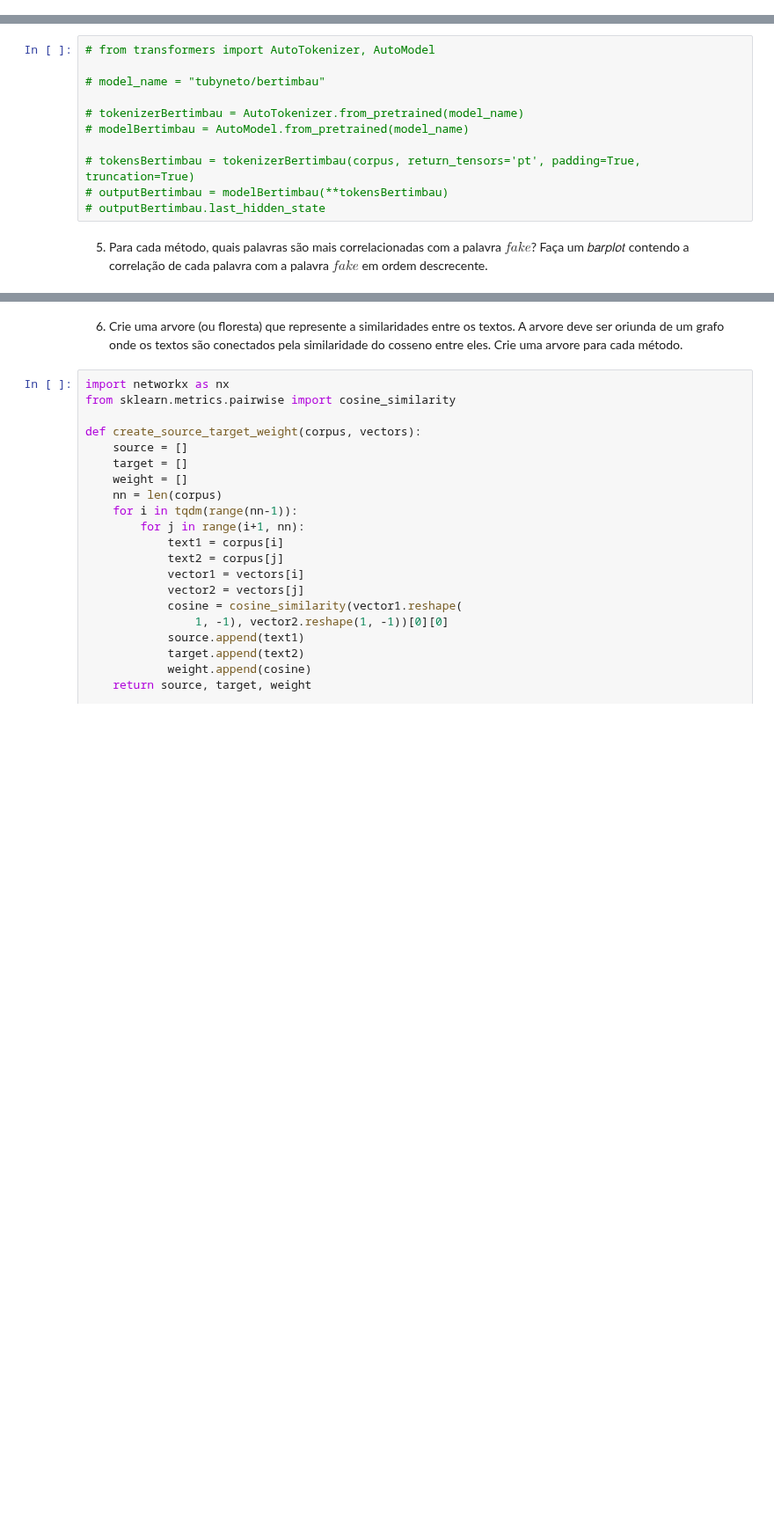
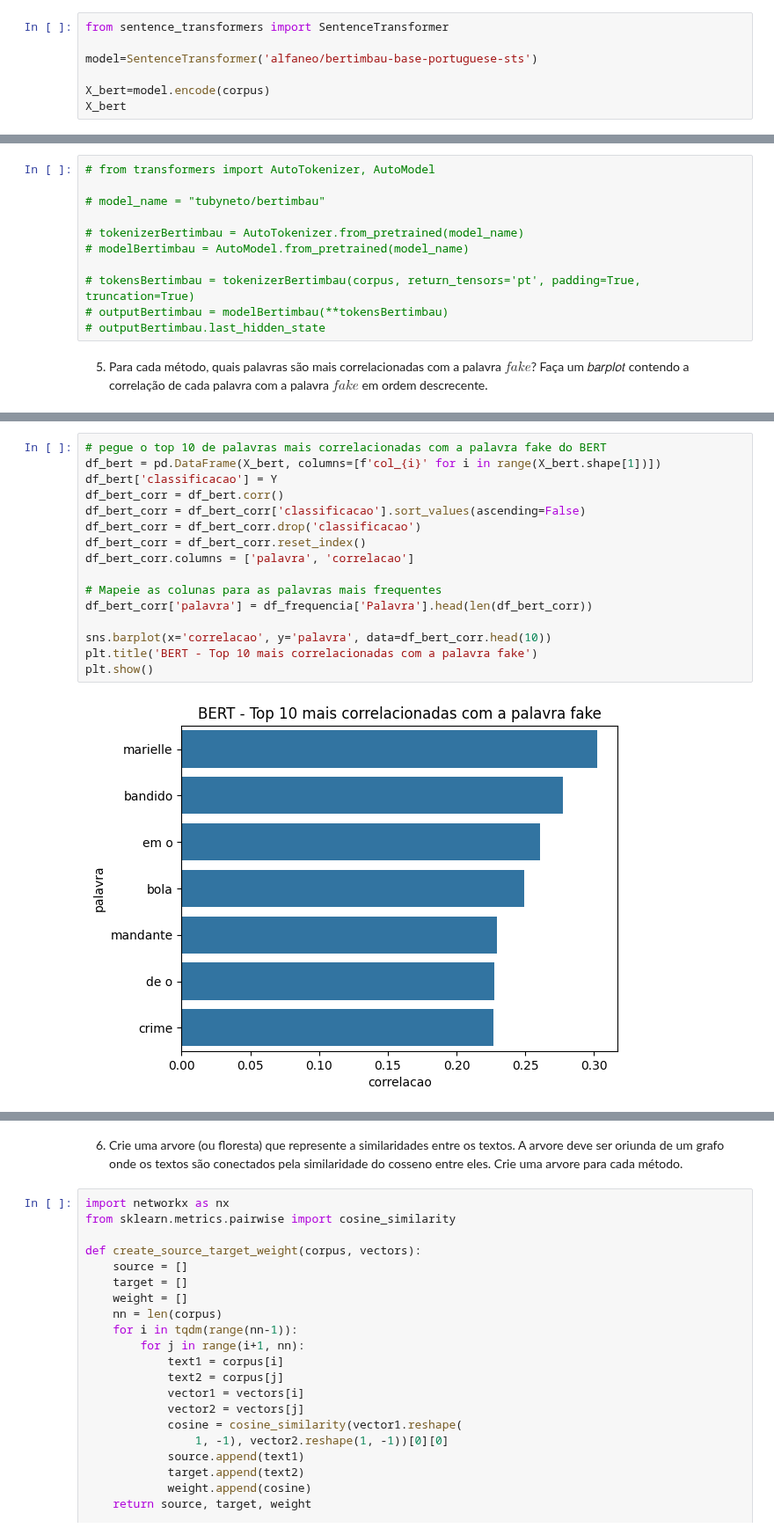
Before and after one commit to clairtonluz/MBA-em-ciencia-de-dados, a Jupyter notebook: Mineracao de Texto/exercicios/EXERCICIO-4- MINERACAO DE TEXTO- 2025.ipynb, the cells around one changed output, grey strips where cells are left out. Shown at 88% size. Drawn from its saved outputs; the diff is of its cells as text; blank space fills up the shorter version.

```diff
--- a/Mineracao de Texto/exercicios/EXERCICIO-4- MINERACAO DE TEXTO- 2025.ipynb
+++ b/Mineracao de Texto/exercicios/EXERCICIO-4- MINERACAO DE TEXTO- 2025.ipynb
@@ -203,3 +186,10 @@ Y
 277    0
 278    0
 Name: classificacao, Length: 279, dtype: int64
+# %%
+from sentence_transformers import SentenceTransformer
+
+model=SentenceTransformer('alfaneo/bertimbau-base-portuguese-sts')
+
+X_bert=model.encode(corpus)
+X_bert
@@ -255,0 +287,18 @@ plt.show()
+# %%
+# pegue o top 10 de palavras mais correlacionadas com a palavra fake do BERT
+df_bert = pd.DataFrame(X_bert, columns=[f'col_{i}' for i in range(X_bert.shape[1])])
+df_bert['classificacao'] = Y
+df_bert_corr = df_bert.corr()
+df_bert_corr = df_bert_corr['classificacao'].sort_values(ascending=False)
+df_bert_corr = df_bert_corr.drop('classificacao')
+df_bert_corr = df_bert_corr.reset_index()
+df_bert_corr.columns = ['palavra', 'correlacao']
+
+# Mapeie as colunas para as palavras mais frequentes
+df_bert_corr['palavra'] = df_frequencia['Palavra'].head(len(df_bert_corr))
+
+sns.barplot(x='correlacao', y='palavra', data=df_bert_corr.head(10))
+plt.title('BERT - Top 10 mais correlacionadas com a palavra fake')
+plt.show()
+# %% [output]
+[figure, added]
```
Also changed, not shown: parts of 14 cells of this notebook.
